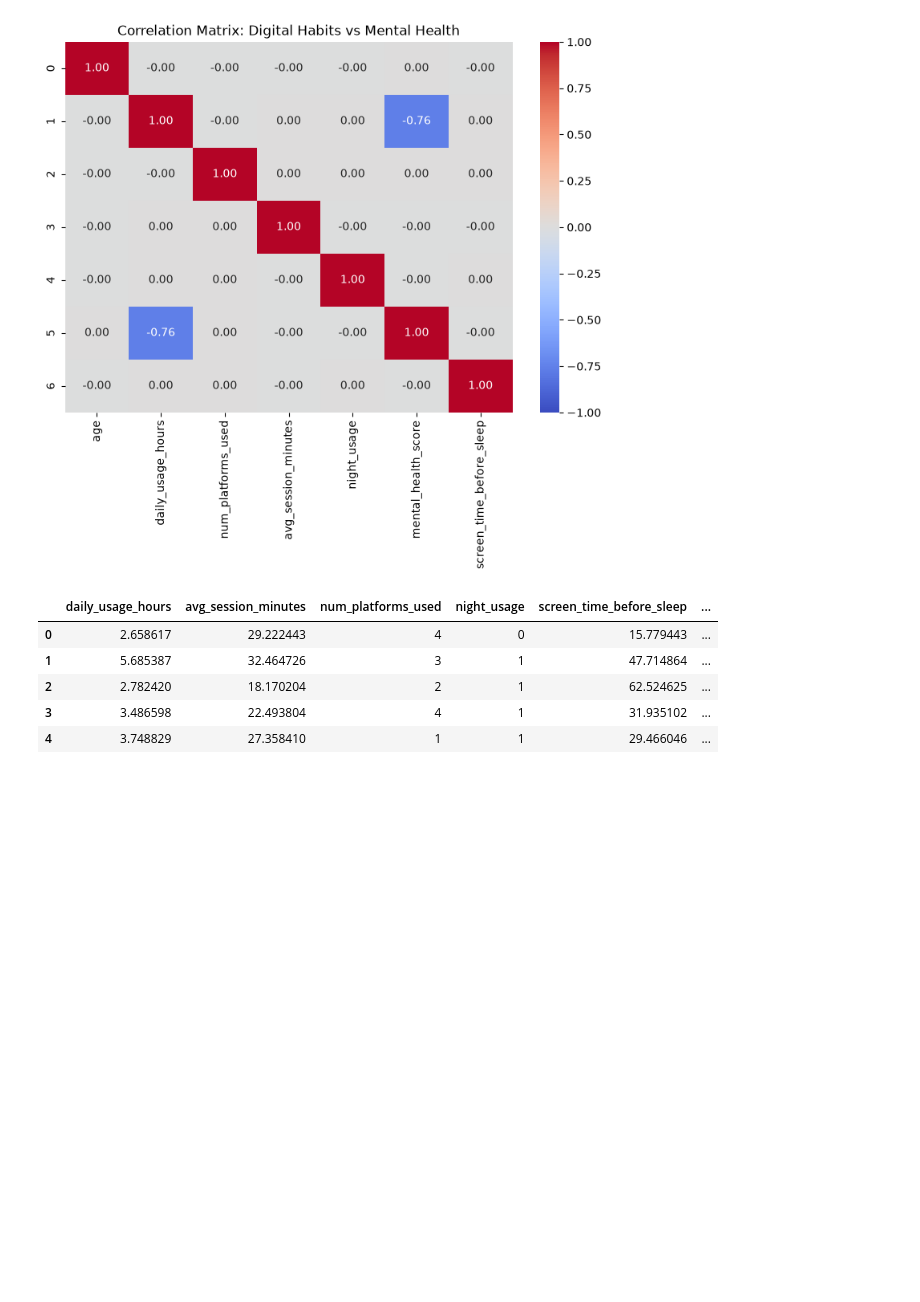
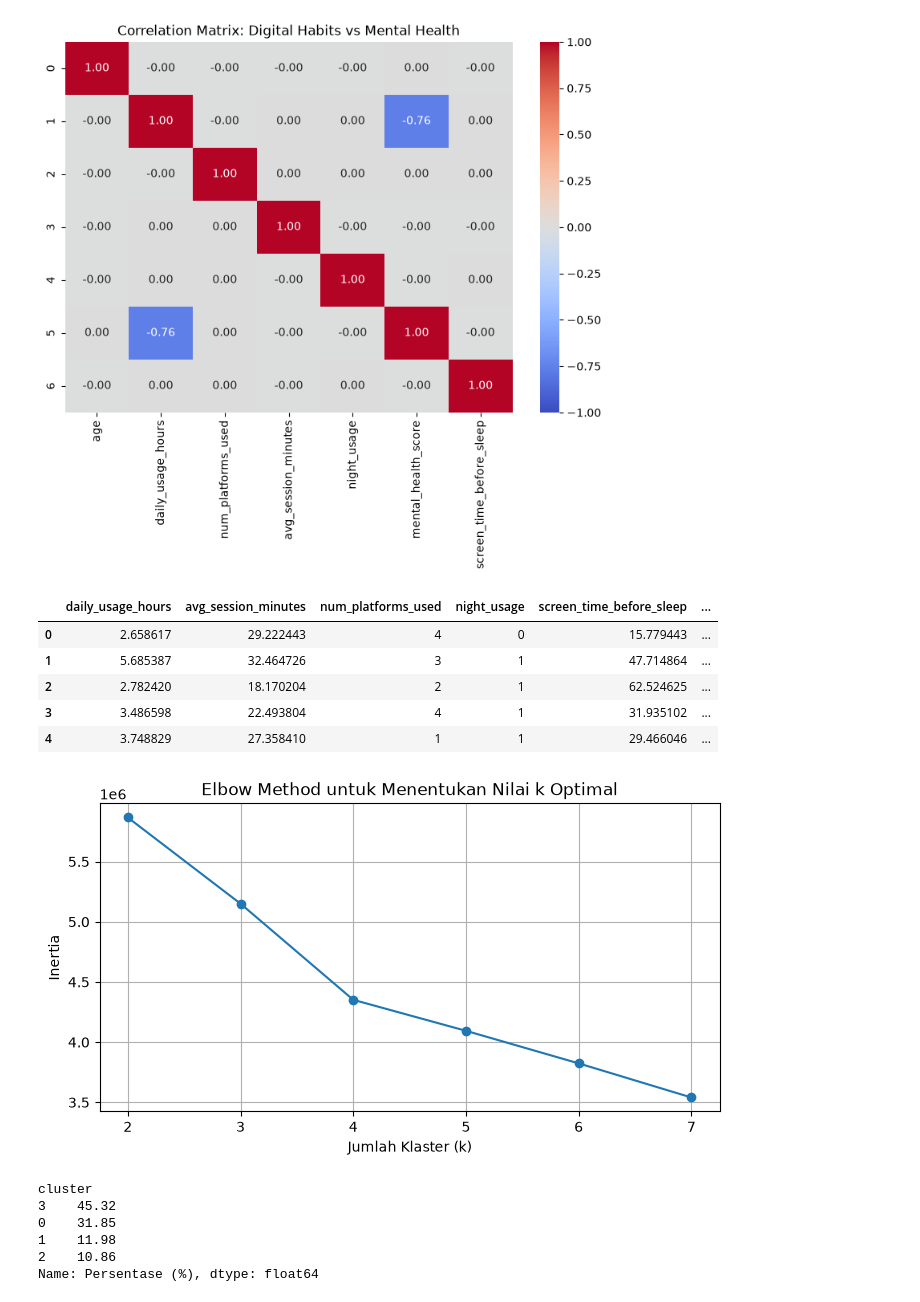
Before and after one commit to SamMorales11/gen-z-behavioral-clustering, a Jupyter notebook: notebooks/01_eda_clustering.ipynb, the cells around one changed output. Saved outputs shown, nothing was run; the diff lists cells and outputs as text; code cells hidden in the pictures; blank space fills up the shorter version.

```diff
--- a/notebooks/01_eda_clustering.ipynb
+++ b/notebooks/01_eda_clustering.ipynb
@@ -138,3 +138,37 @@ clustering_features = [
 # Normalisasi data numerik
 scaler = StandardScaler()
 X_scaled = scaler.fit_transform(df_features[clustering_features])
+# %%
+from sklearn.cluster import MiniBatchKMeans
+
+inertia = []
+k_range = range(2, 8)
+
+for k in k_range:
+    kmeans = MiniBatchKMeans(n_clusters=k, batch_size=4096, random_state=42, n_init=3)
+    kmeans.fit(X_scaled)
+    inertia.append(kmeans.inertia_)
+
+plt.figure(figsize=(8, 4))
+plt.plot(k_range, inertia, marker='o')
+plt.xlabel("Jumlah Klaster (k)")
+plt.ylabel("Inertia")
+plt.title("Elbow Method untuk Menentukan Nilai k Optimal")
+plt.grid(True)
+plt.show()
+# %% [output]
+[figure, added]
+# %%
+# Latih model final dengan k=4
+final_kmeans = MiniBatchKMeans(n_clusters=4, batch_size=4096, random_state=42, n_init=5)
+df_features['cluster'] = final_kmeans.fit_predict(X_scaled)
+
+# Tampilkan sebaran jumlah pengguna di tiap klaster
+print(df_features['cluster'].value_counts(normalize=True).mul(100).round(2).rename("Persentase (%)"))
+# %% [output]
+cluster
+3    45.32
+0    31.85
+1    11.98
+2    10.86
+Name: Persentase (%), dtype: float64
```
Also changed, not shown: parts of 5 cells of this notebook.
